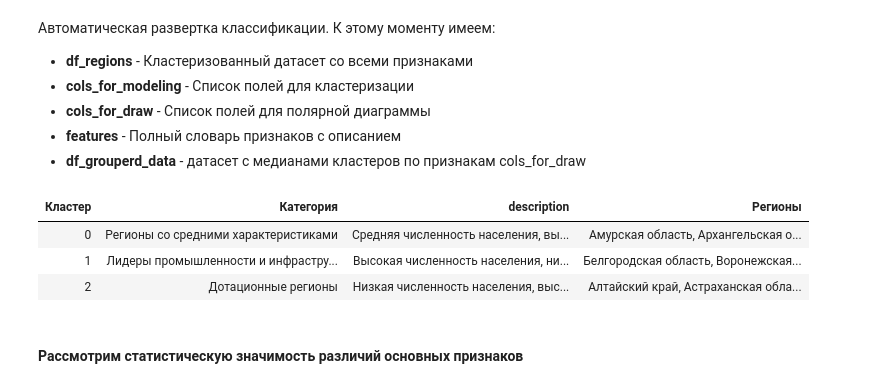
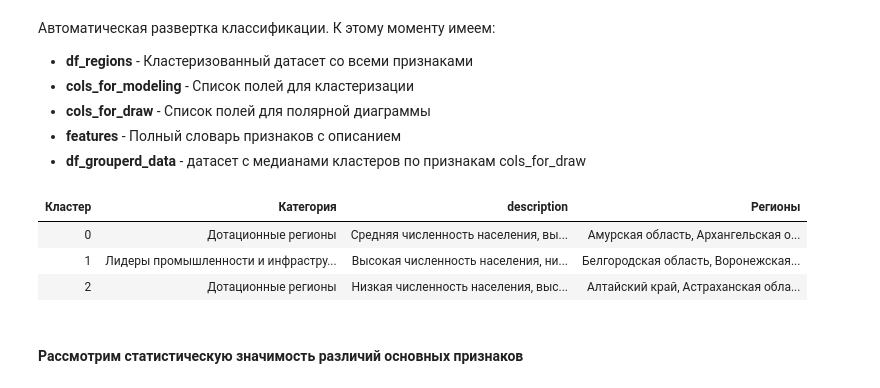
Before and after one commit to dnt1971/SkillFactory_Itog_Project, a Jupyter notebook: 03_model.ipynb, the cells around one changed output. Drawn from its saved outputs; the diff is of its cells as text; code cells hidden in the pictures.

```diff
--- a/03_model.ipynb
+++ b/03_model.ipynb
@@ -670,36 +664,36 @@ for cluster, row in df_grouperd_data.iterrows(): # По кластерам
 
         if col in features_cluster: # Динамически собираем описание кластера
             if info != "":
                 info += ", "
             info += features_cluster[ col ][ 2 ][ level ] + " " + features_cluster[ col ][ 0 ]
 
         clusters_det[ col ] = level
 
     # Теперь можем отнести кластер к категориям
     if clusters_det[ "population_norm" ] == 2 and clusters_det[ "retail" ] == 2 and clusters_det[ "gross_regional_product" ] == 2 and clusters_det[ "welfare" ] == 0:
         clusters_cat.append( "Лидеры промышленности и инфраструктуры" )
-    elif clusters_det[ "population_norm" ] < 2 and clusters_det[ "retail" ] > 0 and clusters_det[ "welfare" ] > 0:
-        clusters_cat.append( "Регионы со средними характеристиками" )
+    elif clusters_det[ "population_norm" ] < 2 and clusters_det[ "retail" ] > 0 and clusters_det[ "welfare" ] > 0 and clusters_det[ "gross_regional_product" ] > 0:
+        clusters_cat.append( "Регионы со средними хараетеристиками" )
     else:
         clusters_cat.append( "Дотационные регионы" )
 
     clusters_list.append( cluster )
     clusters_info.append( info[0].upper() + info[1:].lower() )
 
 # Готовим датафрейм для визуализации
 df_clusters = pd.DataFrame( data = { "cluster": clusters_list, "name": clusters_cat, "description": clusters_info } )
 df_clusters.to_csv( 'data/clusters.csv', index = None )
 
 cols = ['cluster', 'region']
 tmp_df = df_regions[ cols ].copy().sort_values( by = cols, ascending = [True, True] )
 tmp_df['region'] = tmp_df['region'] + ', '
 tmp_df = tmp_df.groupby( 'cluster' ).sum()
 
 # Визуализируем
 display( other_services.print_table( df_clusters.merge( tmp_df, how = 'inner', on = 'cluster' ).rename( columns = { "cluster": "Кластер", "name": "Категория", "info": "Информация", "region": "Регионы" } ) ) )
 # %% [output]
 | Кластер | Категория | description | Регионы |
-| 0 | Регионы со средними характеристиками | Средняя численность населения, вы... | Амурская область, Архангельская о... |
+| 0 | Дотационные регионы | Средняя численность населения, вы... | Амурская область, Архангельская о... |
 | 1 | Лидеры промышленности и инфрастру... | Высокая численность населения, ни... | Белгородская область, Воронежская... |
 | 2 | Дотационные регионы | Низкая численность населения, выс... | Алтайский край, Астраханская обла... |
 # %% [markdown]
```
Also changed, not shown: parts of 14 cells of this notebook, 1 other file.
